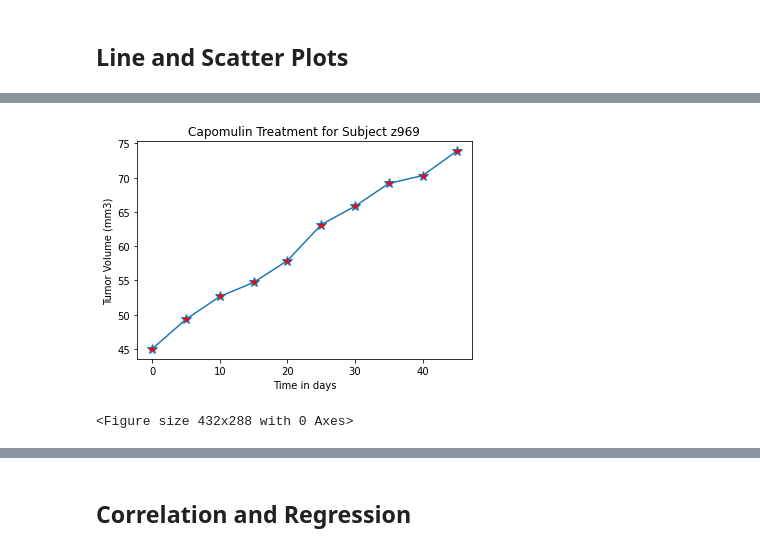
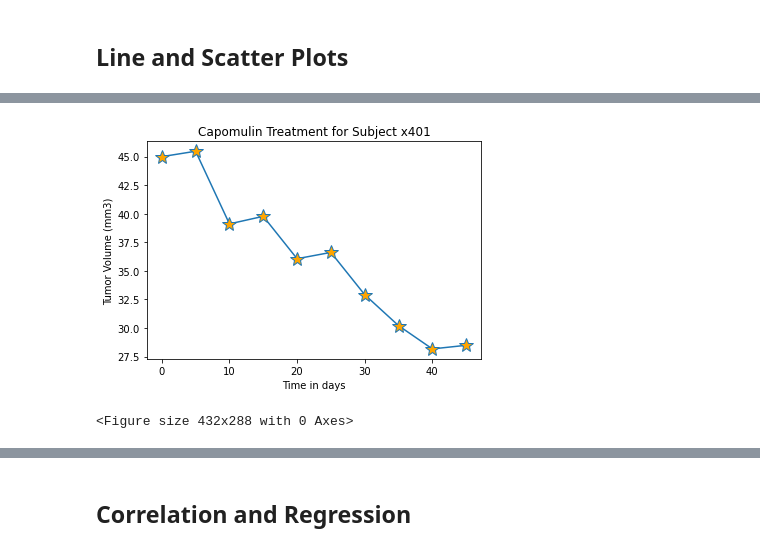
Before and after one commit to terrellbradford/Pymaceuticals-challenge, a Jupyter notebook: Pymaceuticals/pymaceuticals_starter.ipynb, the cells around one changed output, grey strips where cells are left out. Cells and saved outputs as stored; diff of their text form; code cells hidden in the pictures.

```diff
--- a/Pymaceuticals/pymaceuticals_starter.ipynb
+++ b/Pymaceuticals/pymaceuticals_starter.ipynb
@@ -306,8 +370,8 @@ xlabel
 # %%
 #find a mouse
 
-#find mouse z969 by. loc on Mouse ID column
-single_mouse = combined_mouse_df.loc[combined_mouse_df["Mouse ID"] == "z969"]
+#find mouse x401 by. loc on Mouse ID column
+single_mouse = combined_mouse_df.loc[combined_mouse_df["Mouse ID"] == "x401"]
 
 #display for reference
 single_mouse
@@ -326,17 +390,20 @@ single_mouse
 # %%
 # Generate a line plot of tumor volume vs. time point for a mouse treated with Capomulin
 
 # Plot chart and add labels and title
-plt.plot(single_mouse["Timepoint"], single_mouse["Tumor Volume (mm3)"], marker = "*", markerfacecolor = "red", markersize = 10,)
+plt.plot(single_mouse["Timepoint"], single_mouse["Tumor Volume (mm3)"], marker = "*", markerfacecolor = "orange", markersize = 14,)
 plt.xlabel("Time in days")
 plt.ylabel("Tumor Volume (mm3)")
-plt.title("Capomulin Treatment for Subject z969")
+plt.title("Capomulin Treatment for Subject x401")
+
+# Save the figure
+plt.savefig("output/x401_line_chart.jpg")
 
 # Display plot
 plt.show()
 plt.tight_layout()
 # %% [output]
-[figure, old version]
+[figure, new version]
 <Figure size 432x288 with 0 Axes>
 # %%
 
```
Also changed, not shown: parts of 20 cells of this notebook, 7 other files.
